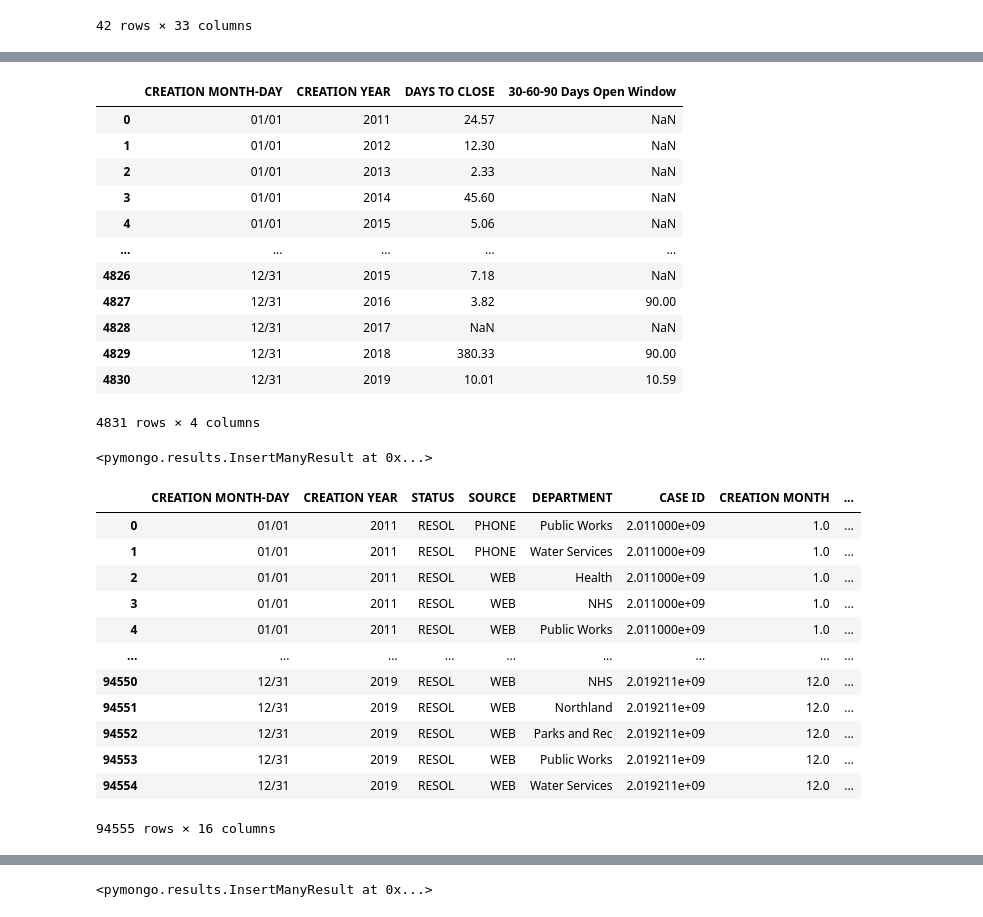
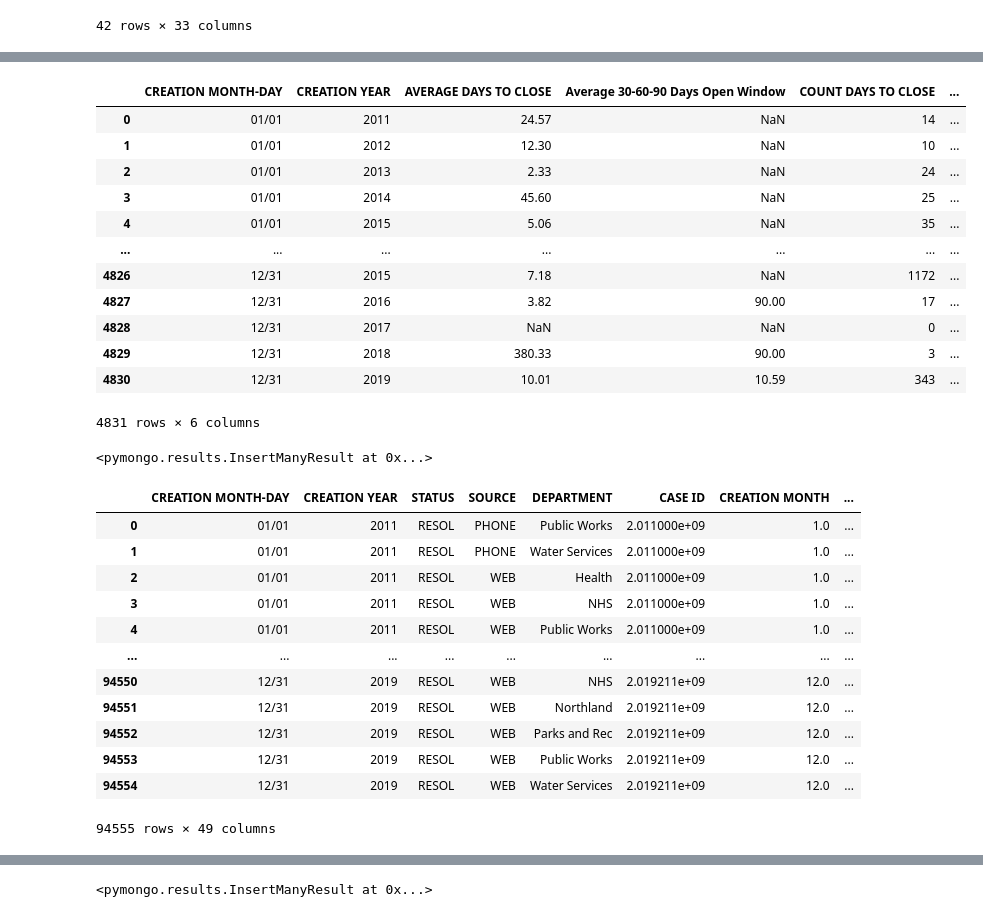
Before and after one commit to Sasmita28/city-service, a Jupyter notebook: City_Data_Cleaning.ipynb, the cells around one changed output, grey strips where cells are left out. Cells and saved outputs as stored; diff of their text form; code cells hidden in the pictures.

```diff
--- a/City_Data_Cleaning.ipynb
+++ b/City_Data_Cleaning.ipynb
@@ -163,10 +163,21 @@ data.loc[data['CREATION DATE'] == '05/20/2020']
 | 41 | 2020069939 | PHONE | Public Works | Public Works-Capital Projects-Signs | Signs-Traffic Sign-Damaged – Emer... | Signs | Traffic Sign | Damaged - Emergency | 05/20/2020 | ... |
 42 rows × 33 columns
 # %%
-#Calculate Average 'DAYS TO CLOSE' Value for Each Date
+#Calculate Average & Count of 'DAYS TO CLOSE' Value for Each Date
 avg_days_to_close = data.groupby(['CREATION MONTH-DAY', 'CREATION YEAR']).mean()
 avg_days_to_close['DAYS TO CLOSE'] = avg_days_to_close['DAYS TO CLOSE'].round(2)
+avg_days_to_close = avg_days_to_close.rename(columns={'DAYS TO CLOSE':'AVERAGE DAYS TO CLOSE'})
 avg_days_to_close['30-60-90 Days Open Window'] = avg_days_to_close['30-60-90 Days Open Window'].round(2)
+avg_days_to_close = avg_days_to_close.rename(columns={'30-60-90 Days Open Window':'Average 30-60-90 Days Open Window'})
 avg_days_to_close = avg_days_to_close.reset_index(level=['CREATION MONTH-DAY', 'CREATION YEAR'])
-avg_days_to_close
+
+count_days_to_close = data.groupby(['CREATION MONTH-DAY', 'CREATION YEAR']).count()
+count_days_to_close['DAYS TO CLOSE'] = count_days_to_close['DAYS TO CLOSE'].round(2)
+count_days_to_close = count_days_to_close.rename(columns={'DAYS TO CLOSE':'COUNT DAYS TO CLOSE'})
+count_days_to_close['30-60-90 Days Open Window'] = count_days_to_close['30-60-90 Days Open Window'].round(2)
+count_days_to_close = count_days_to_close.rename(columns={'30-60-90 Days Open Window':'Count 30-60-90 Days Open Window'})
+count_days_to_close = count_days_to_close.reset_index(level=['CREATION MONTH-DAY', 'CREATION YEAR'])
+
+agg_days_to_close = avg_days_to_close.join(count_days_to_close, how="inner", lsuffix="", rsuffix="_extra")
+agg_days_to_close
 # %% [output]
@@ -204,20 +236,20 @@ dtype: object
 # %%
 #Drop Unneeded Columns
-avg_days_to_close = avg_days_to_close[['CREATION MONTH-DAY', 'CREATION YEAR','DAYS TO CLOSE', '30-60-90 Days Open Window']]
-avg_days_to_close
+agg_days_to_close = agg_days_to_close[['CREATION MONTH-DAY', 'CREATION YEAR', 'AVERAGE DAYS TO CLOSE', 'Average 30-60-90 Days Open Window', 'COUNT DAYS TO CLOSE', 'Count 30-60-90 Days Open Window']]
+agg_days_to_close
 # %% [output]
-|  | CREATION MONTH-DAY | CREATION YEAR | DAYS TO CLOSE | 30-60-90 Days Open Window |
-| 0 | 01/01 | 2011 | 24.57 | NaN |
-| 1 | 01/01 | 2012 | 12.30 | NaN |
-| 2 | 01/01 | 2013 | 2.33 | NaN |
-| 3 | 01/01 | 2014 | 45.60 | NaN |
-| 4 | 01/01 | 2015 | 5.06 | NaN |
-| ... | ... | ... | ... | ... |
-| 4826 | 12/31 | 2015 | 7.18 | NaN |
-| 4827 | 12/31 | 2016 | 3.82 | 90.00 |
-| 4828 | 12/31 | 2017 | NaN | NaN |
-| 4829 | 12/31 | 2018 | 380.33 | 90.00 |
-| 4830 | 12/31 | 2019 | 10.01 | 10.59 |
+|  | CREATION MONTH-DAY | CREATION YEAR | AVERAGE DAYS TO CLOSE | Average 30-60-90 Days Open Window | COUNT DAYS TO CLOSE | ... |
+| 0 | 01/01 | 2011 | 24.57 | NaN | 14 | ... |
+| 1 | 01/01 | 2012 | 12.30 | NaN | 10 | ... |
+| 2 | 01/01 | 2013 | 2.33 | NaN | 24 | ... |
+| 3 | 01/01 | 2014 | 45.60 | NaN | 25 | ... |
+| 4 | 01/01 | 2015 | 5.06 | NaN | 35 | ... |
+| ... | ... | ... | ... | ... | ... | ... |
+| 4826 | 12/31 | 2015 | 7.18 | NaN | 1172 | ... |
+| 4827 | 12/31 | 2016 | 3.82 | 90.00 | 17 | ... |
+| 4828 | 12/31 | 2017 | NaN | NaN | 0 | ... |
+| 4829 | 12/31 | 2018 | 380.33 | 90.00 | 3 | ... |
+| 4830 | 12/31 | 2019 | 10.01 | 10.59 | 343 | ... |
-4831 rows × 4 columns
+4831 rows × 6 columns
 # %%
 # get the data
@@ -244,12 +276,23 @@ calls_avg.insert_many(data_avg)
 # %% [output]
 <pymongo.results.InsertManyResult at 0x...>
 # %%
-#Calculate Average 'DAYS TO CLOSE' Value for Each Date Filtered by 'STATUS' and 'SOURCE'
+#Calculate Average & Count 'DAYS TO CLOSE' Value for Each Date Filtered by 'STATUS' and 'SOURCE'
 avg_days_to_close_filtered = data.groupby(['CREATION MONTH-DAY', 'CREATION YEAR', 'STATUS', 'SOURCE', 'DEPARTMENT']).mean()
 avg_days_to_close_filtered['DAYS TO CLOSE'] = avg_days_to_close_filtered['DAYS TO CLOSE'].round(2)
+avg_days_to_close_filtered = avg_days_to_close_filtered.rename(columns={'DAYS TO CLOSE':'AVERAGE DAYS TO CLOSE'})
 avg_days_to_close_filtered['30-60-90 Days Open Window'] = avg_days_to_close_filtered['30-60-90 Days Open Window'].round(2)
+avg_days_to_close_filtered = avg_days_to_close_filtered.rename(columns={'30-60-90 Days Open Window':'Average 30-60-90 Days Open Window'})
 avg_days_to_close_filtered = avg_days_to_close_filtered.reset_index(level=['CREATION MONTH-DAY', 'CREATION YEAR', 'STATUS', 'SOURCE', 'DEPARTMENT'])
-avg_days_to_close_filtered
+
+count_days_to_close_filtered = data.groupby(['CREATION MONTH-DAY', 'CREATION YEAR', 'STATUS', 'SOURCE', 'DEPARTMENT']).count()
+count_days_to_close_filtered['DAYS TO CLOSE'] = count_days_to_close_filtered['DAYS TO CLOSE'].round(2)
+count_days_to_close_filtered = count_days_to_close_filtered.rename(columns={'DAYS TO CLOSE':'COUNT DAYS TO CLOSE'})
+count_days_to_close_filtered['30-60-90 Days Open Window'] = count_days_to_close_filtered['30-60-90 Days Open Window'].round(2)
+count_days_to_close_filtered = count_days_to_close_filtered.rename(columns={'30-60-90 Days Open Window':'Count 30-60-90 Days Open Window'})
+count_days_to_close_filtered = count_days_to_close_filtered.reset_index(level=['CREATION MONTH-DAY', 'CREATION YEAR', 'STATUS', 'SOURCE', 'DEPARTMENT'])
+
+agg_days_to_close_filtered = avg_days_to_close_filtered.join(count_days_to_close_filtered, how="inner", lsuffix="", rsuffix="_extra")
+agg_days_to_close_filtered
 # %% [output]
 |  | CREATION MONTH-DAY | CREATION YEAR | STATUS | SOURCE | DEPARTMENT | CASE ID | CREATION MONTH | ... |
 | 0 | 01/01 | 2011 | RESOL | PHONE | Public Works | 2.011000e+09 | 1.0 | ... |
@@ -263,7 +306,7 @@ avg_days_to_close_filtered
 | 94552 | 12/31 | 2019 | RESOL | WEB | Parks and Rec | 2.019211e+09 | 12.0 | ... |
 | 94553 | 12/31 | 2019 | RESOL | WEB | Public Works | 2.019211e+09 | 12.0 | ... |
 | 94554 | 12/31 | 2019 | RESOL | WEB | Water Services | 2.019211e+09 | 12.0 | ... |
-94555 rows × 16 columns
+94555 rows × 49 columns
 # %%
 #Show the Average Days to Close for Each Day
 avg_days_to_close_filtered.dtypes
```
Also changed, not shown: parts of 8 cells of this notebook, 4 other files.
